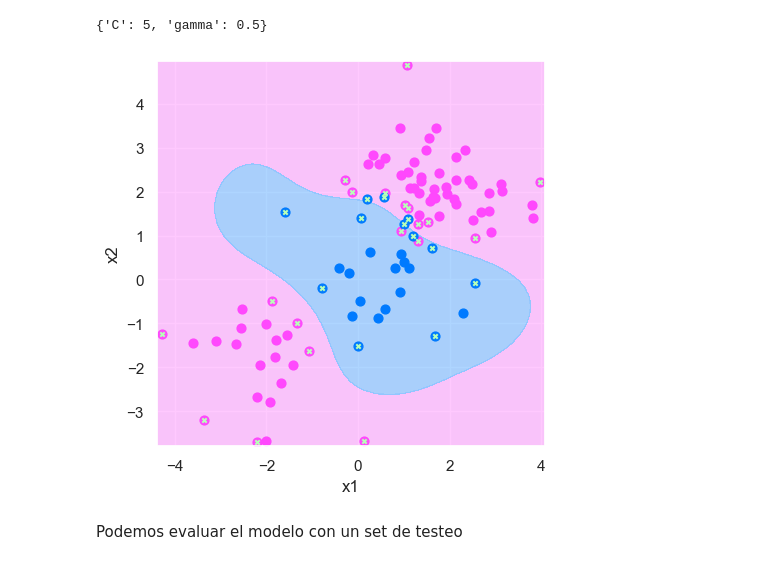
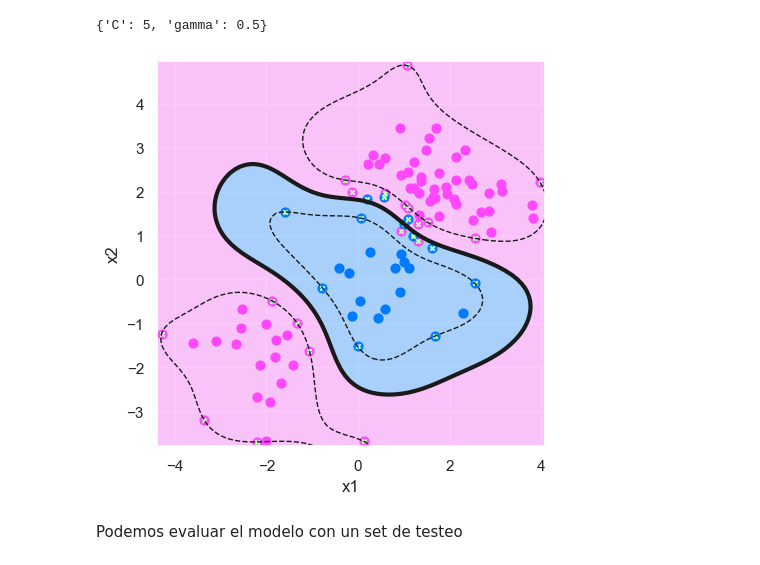
Before and after one commit to jcruz-ferreyra/aprMaqI_CEIA, a Jupyter notebook: clase5/jupyter_notebooks/svm.ipynb, the cells around one changed output. Cells and saved outputs as stored; diff of their text form; code cells hidden in the pictures.

```diff
--- a/clase5/jupyter_notebooks/svm.ipynb
+++ b/clase5/jupyter_notebooks/svm.ipynb
@@ -309,19 +328,22 @@ grid.best_params_
 # %%
 svm_rbf_best = grid.best_estimator_
 
 plot_boundary(X_train, y_train, svm_rbf_best,
               step_x=(0.01, 0.01),
               max_x=(0.1, 0.1),
               min_x=(-0.1, -0.1),
               colormap_frontier=('#ffb7fe', '#93c7ff'),
               colormap_points=('#ff48fd', '#007aff'),
               figsize=(5, 5),
               legend=False,
               point_size=40)
 # Grafiquemos los vectores de soporte
 plt.scatter(svm_rbf_best.support_vectors_[:,0], svm_rbf_best.support_vectors_[:,1], marker="x", color="#b8ffb7", s=10);
+
+# Graficamos los bordes de decision
+plot_svm_margins(X_train, svm_rbf_best)
 # %% [output]
-[figure, old version]
+[figure, new version]
 # %% [markdown]
 Podemos evaluar el modelo con un set de testeo
 # %%
```
Also changed, not shown: parts of 19 cells of this notebook, 4 other files.
